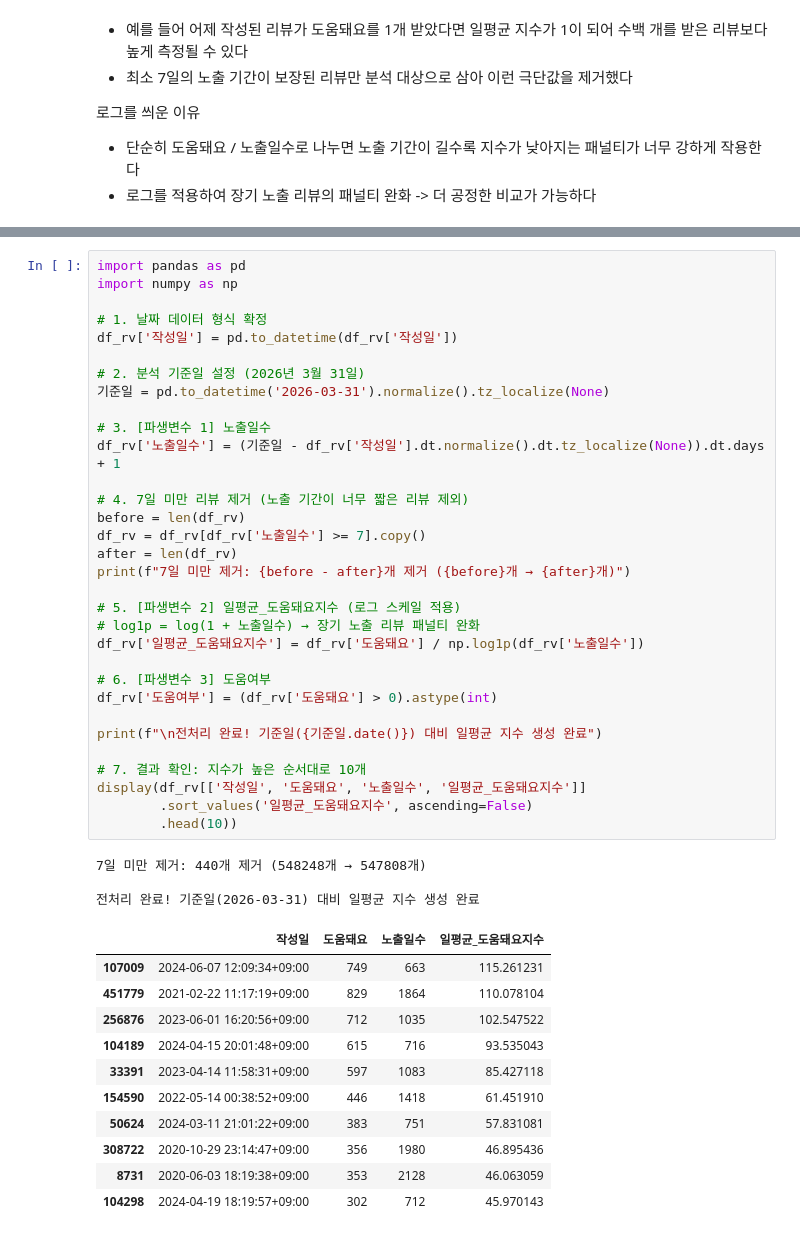
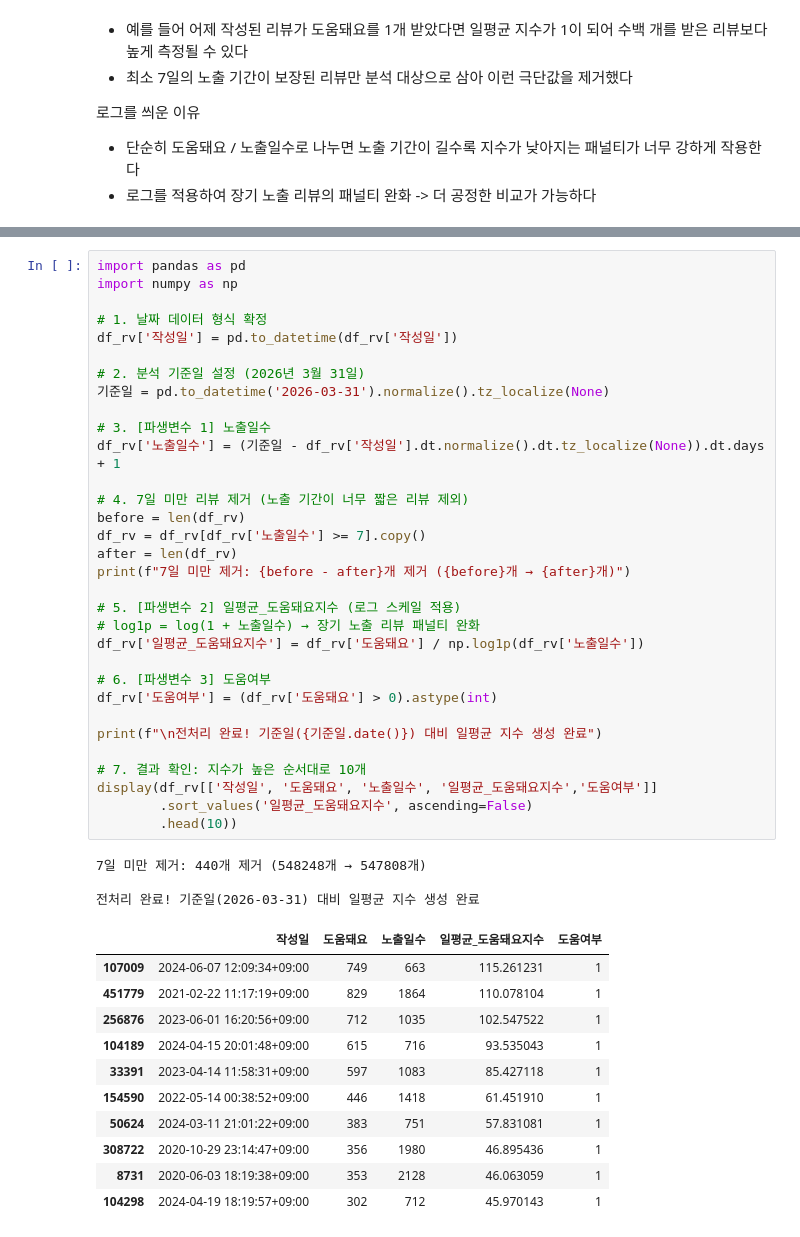
Before and after one commit to yoohengu/review_analysis_filluminate, a Jupyter notebook: phr/preprocessing_과정.ipynb, the cells around one changed output, grey strips where cells are left out. Cells and saved outputs as stored; diff of their text form.

```diff
--- a/phr/preprocessing_과정.ipynb
+++ b/phr/preprocessing_과정.ipynb
@@ -689,42 +732,42 @@ import numpy as np
 df_rv['작성일'] = pd.to_datetime(df_rv['작성일'])
 
 # 2. 분석 기준일 설정 (2026년 3월 31일)
 기준일 = pd.to_datetime('2026-03-31').normalize().tz_localize(None)
 
 # 3. [파생변수 1] 노출일수
 df_rv['노출일수'] = (기준일 - df_rv['작성일'].dt.normalize().dt.tz_localize(None)).dt.days + 1
 
 # 4. 7일 미만 리뷰 제거 (노출 기간이 너무 짧은 리뷰 제외)
 before = len(df_rv)
 df_rv = df_rv[df_rv['노출일수'] >= 7].copy()
 after = len(df_rv)
 print(f"7일 미만 제거: {before - after}개 제거 ({before}개 → {after}개)")
 
 # 5. [파생변수 2] 일평균_도움돼요지수 (로그 스케일 적용)
 # log1p = log(1 + 노출일수) → 장기 노출 리뷰 패널티 완화
 df_rv['일평균_도움돼요지수'] = df_rv['도움돼요'] / np.log1p(df_rv['노출일수'])
 
 # 6. [파생변수 3] 도움여부
 df_rv['도움여부'] = (df_rv['도움돼요'] > 0).astype(int)
 
 print(f"\n전처리 완료! 기준일({기준일.date()}) 대비 일평균 지수 생성 완료")
 
 # 7. 결과 확인: 지수가 높은 순서대로 10개
-display(df_rv[['작성일', '도움돼요', '노출일수', '일평균_도움돼요지수']]
+display(df_rv[['작성일', '도움돼요', '노출일수', '일평균_도움돼요지수','도움여부']]
         .sort_values('일평균_도움돼요지수', ascending=False)
         .head(10))
 # %% [output]
 7일 미만 제거: 440개 제거 (548248개 → 547808개)
 
 전처리 완료! 기준일(2026-03-31) 대비 일평균 지수 생성 완료
-|  | 작성일 | 도움돼요 | 노출일수 | 일평균_도움돼요지수 |
-| 107009 | 2024-06-07 12:09:34+09:00 | 749 | 663 | 115.261231 |
-| 451779 | 2021-02-22 11:17:19+09:00 | 829 | 1864 | 110.078104 |
-| 256876 | 2023-06-01 16:20:56+09:00 | 712 | 1035 | 102.547522 |
-| 104189 | 2024-04-15 20:01:48+09:00 | 615 | 716 | 93.535043 |
-| 33391 | 2023-04-14 11:58:31+09:00 | 597 | 1083 | 85.427118 |
-| 154590 | 2022-05-14 00:38:52+09:00 | 446 | 1418 | 61.451910 |
-| 50624 | 2024-03-11 21:01:22+09:00 | 383 | 751 | 57.831081 |
-| 308722 | 2020-10-29 23:14:47+09:00 | 356 | 1980 | 46.895436 |
-| 8731 | 2020-06-03 18:19:38+09:00 | 353 | 2128 | 46.063059 |
-| 104298 | 2024-04-19 18:19:57+09:00 | 302 | 712 | 45.970143 |
+|  | 작성일 | 도움돼요 | 노출일수 | 일평균_도움돼요지수 | 도움여부 |
+| 107009 | 2024-06-07 12:09:34+09:00 | 749 | 663 | 115.261231 | 1 |
+| 451779 | 2021-02-22 11:17:19+09:00 | 829 | 1864 | 110.078104 | 1 |
+| 256876 | 2023-06-01 16:20:56+09:00 | 712 | 1035 | 102.547522 | 1 |
+| 104189 | 2024-04-15 20:01:48+09:00 | 615 | 716 | 93.535043 | 1 |
+| 33391 | 2023-04-14 11:58:31+09:00 | 597 | 1083 | 85.427118 | 1 |
+| 154590 | 2022-05-14 00:38:52+09:00 | 446 | 1418 | 61.451910 | 1 |
+| 50624 | 2024-03-11 21:01:22+09:00 | 383 | 751 | 57.831081 | 1 |
+| 308722 | 2020-10-29 23:14:47+09:00 | 356 | 1980 | 46.895436 | 1 |
+| 8731 | 2020-06-03 18:19:38+09:00 | 353 | 2128 | 46.063059 | 1 |
+| 104298 | 2024-04-19 18:19:57+09:00 | 302 | 712 | 45.970143 | 1 |
```
Also changed, not shown: parts of 9 cells of this notebook, 2 other files.
